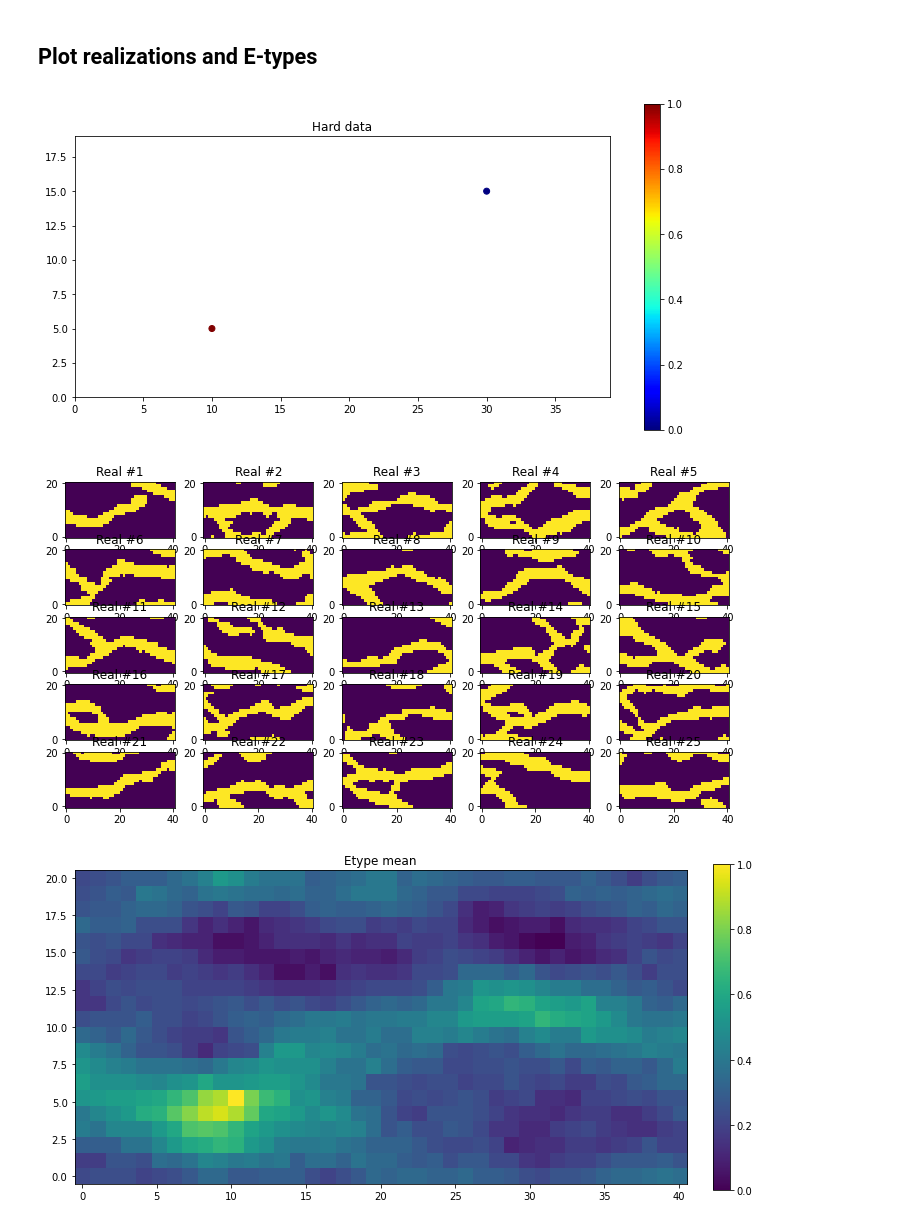
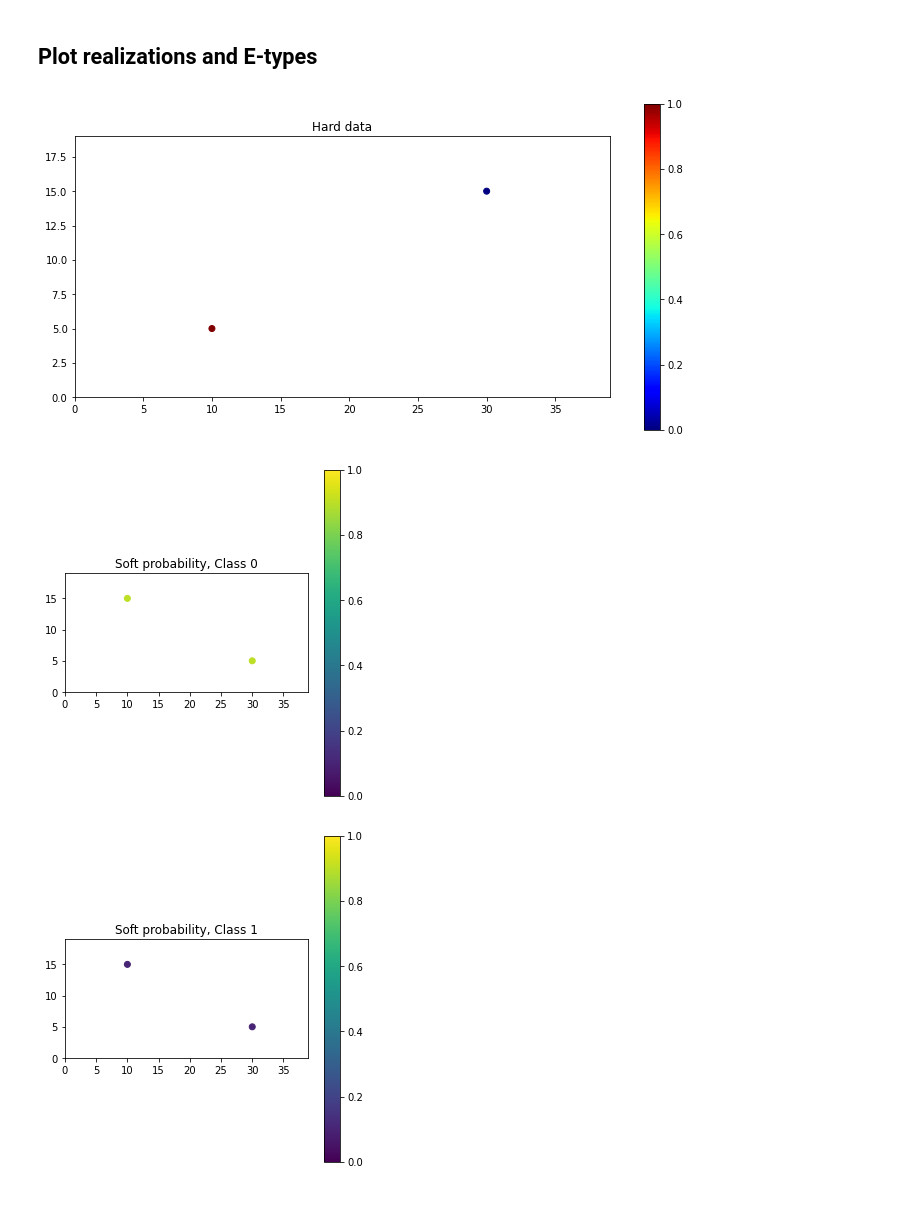
Before and after one commit to cultpenguin/sippi-all, a Jupyter notebook: scikit-mps/examples/mpslib_in_google_colab.ipynb, the cells around one changed output. Cells and saved outputs as stored; diff of their text form; code cells hidden in the pictures.

```diff
--- a/scikit-mps/examples/mpslib_in_google_colab.ipynb
+++ b/scikit-mps/examples/mpslib_in_google_colab.ipynb
@@ -51,14 +51,13 @@ pv.global_theme.jupyter_backend = 'panel'  # use this in jupyter lab
 # %% [markdown]
 ## Setup MPSlib
 # %%
-O = mps.mpslib(method='mps_snesim_tree',verbose_level=0, debug_level=-1)
-#O = mps.mpslib(method='mps_genesim')
+#O = mps.mpslib(method='mps_snesim_tree',simulation_grid_size=np.array([40,20,1]), verbose_level=0, debug_level=-1)
+O = mps.mpslib(method='mps_genesim',simulation_grid_size=np.array([40,20,1]), verbose_level=0, debug_level=-1)
 O.parameter_filename = 'mps.txt'
 O.par['n_real']=50
 O.par['n_cond']=25
 O.par['template_size']=np.array([[10,5],[10,5],[1,1]])
-O.par['origin']=np.array([0,0,0])
-O.par['simulation_grid_size']=np.array([40,20,1])
+
 
 # hard data
 O.d_hard = np.array([[ 10, 5, 0, 1],
@@ -68,11 +67,8 @@ O.d_hard = np.array([[ 10, 5, 0, 1],
 O.d_soft = np.array([[ 10, 15, 0, 0.9, 0.1],
                        [ 30, 5, 0, 0.9, 0.1]])
 
-# TI
+# Training Image
 TI, TI_filename = mps.trainingimages.strebelle(di=2, coarse3d=1)
 O.ti = TI
-O.plot_ti()
-
-# plot simulation grid
-O.plot_simulation_grid()
+mps.plot.plot(O.ti[:,:,1], title='Training Image')
 # %% [output]
@@ -93,9 +87,8 @@ parallel: Using 10 of max 10 threads
 ## Plot realizations and E-types
 # %%
 O.plot_hard()
-O.plot_reals()
-O.plot_etype()
+O.plot_soft()
 # %% [output]
 [figure]
-[figure, old version]
+[figure, new version]
-[figure, old version]
+[figure, new version]
```
Also changed, not shown: parts of 8 cells of this notebook.
